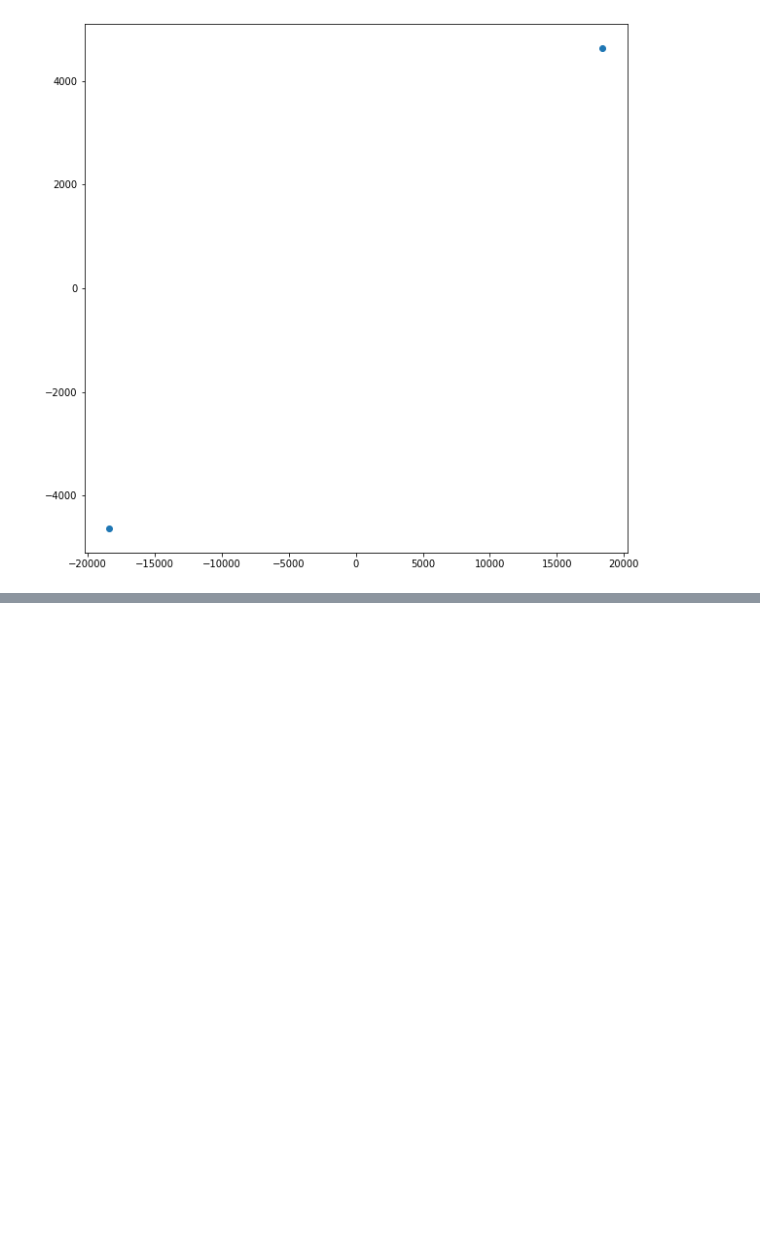
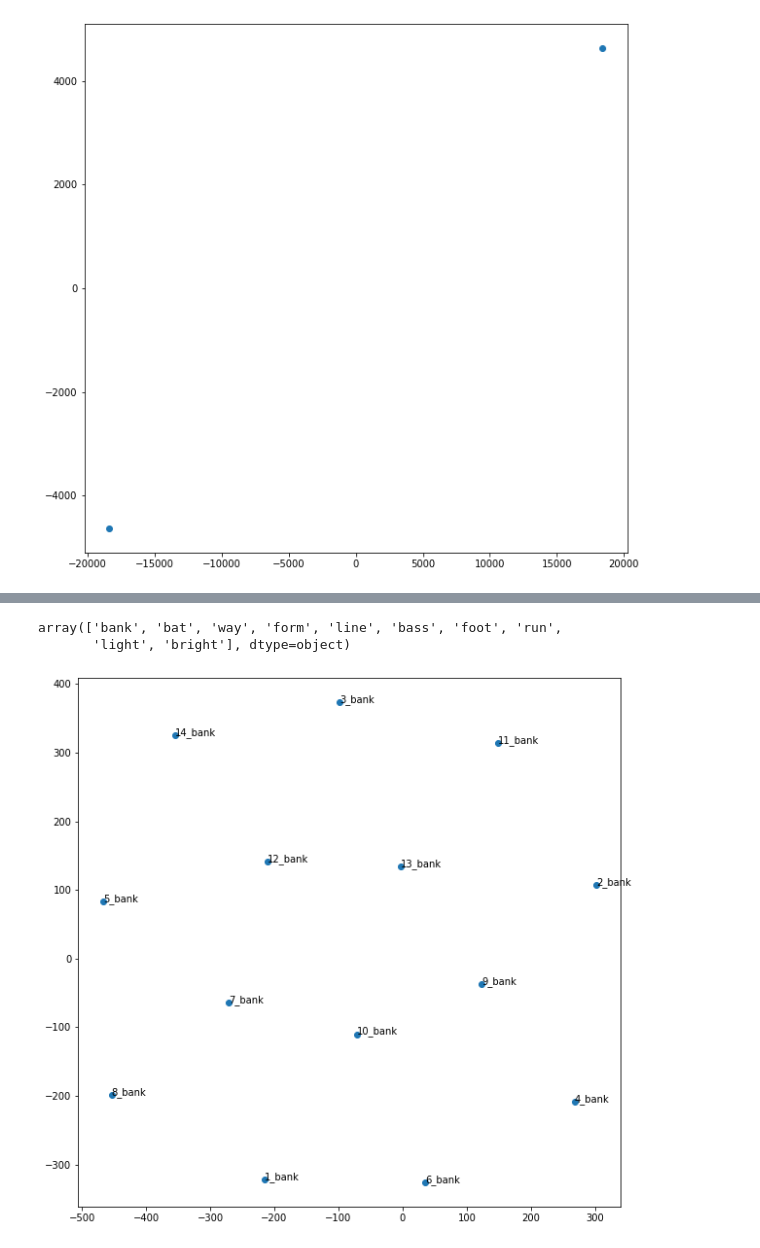
Before and after one commit to edwin-19/Visaulize-Word-Embeddings, a Jupyter notebook: Visualize Bert.ipynb, the cells around one changed output, grey strips where cells are left out. Saved outputs shown, nothing was run; the diff lists cells and outputs as text; code cells hidden in the pictures; blank space fills up the shorter version.

Commit message:
Visualizing done and added future plans

```diff
--- a/Visualize Bert.ipynb
+++ b/Visualize Bert.ipynb
@@ -72,0 +75,38 @@ plt.scatter(results[:, 0], results[:, 1])
+# %%
+df = pd.read_excel('data/test data for WSD evaluation _2905.xlsx')
+# %%
+df['polysemy_word'].unique()[:10]
+# %% [output]
+array(['bank', 'bat', 'way', 'form', 'line', 'bass', 'foot', 'run',
+       'light', 'bright'], dtype=object)
+# %%
+selected_df = df[df['polysemy_word'] == 'bank']
+# %%
+context_embeddings = []
+labels = []
+
+with torch.no_grad():
+    for record in selected_df.to_dict('record'):
+        input_ids = tokenizer.encode_plus(record['sentence/context'], return_tensors='pt')
+        bert_output = model(
+            input_ids['input_ids'].to('cuda'), input_ids['attention_mask'].to('cuda')
+        )
+
+        final_layer_embeddings = bert_output[0][-1]
+        for i, token in enumerate(tokenizer.tokenize(record['sentence/context'])):
+            if record['polysemy_word'].lower().startswith(token.lower()):
+                context_embeddings.append(final_layer_embeddings[i])
+                labels.append(f'{record["sn"]}_{token}')
+# %%
+embeddings = torch.stack(context_embeddings).cpu().detach().numpy()
+# %%
+tsne = TSNE(n_components=2, perplexity=15, random_state=10)
+results = tsne.fit_transform(embeddings)
+words = tokenizer.vocab.keys()
+
+plt.figure(figsize=(10, 10))
+plt.scatter(results[:, 0], results[:, 1])
+for i, label in enumerate(labels):
+    plt.annotate(label, xy=(results[i, 0], results[i, 1]))
+# %% [output]
+[figure, added]
```
Also changed, not shown: parts of 1 cell of this notebook, 1 other file.
